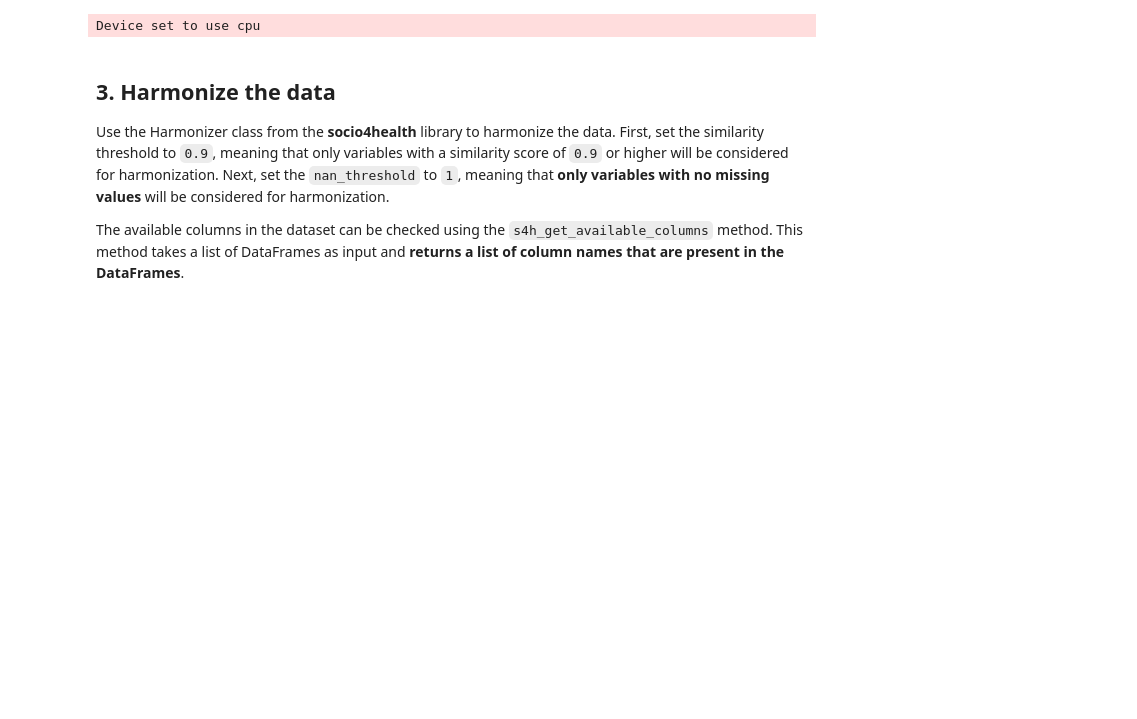
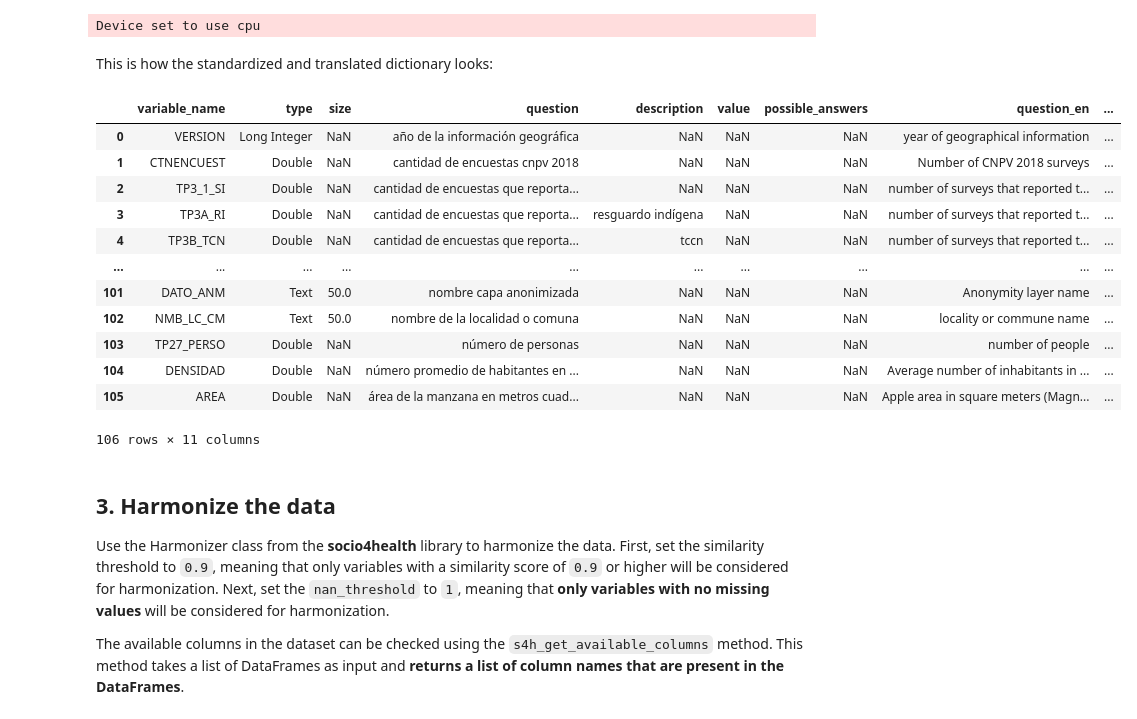
Before and after one commit to harmonize-tools/socio4health, a Jupyter notebook: docs/source/notebooks/example_colombia.ipynb, the cells around one changed output. Drawn from its saved outputs; the diff is of its cells as text; code cells hidden in the pictures; blank space fills up the shorter version.

```diff
--- a/docs/source/notebooks/example_colombia.ipynb
+++ b/docs/source/notebooks/example_colombia.ipynb
@@ -126,6 +125,24 @@ dic = harmonizer_utils.s4h_classify_rows(dic, "question_en", "description_en", "
                                         MODEL_PATH="files/bert_finetuned_classifier")
 # %% [output]
 Device set to use cpu
+# %% [markdown]
+This is how the standardized and translated dictionary looks:
+# %%
+dic
+# %% [output]
+|  | variable_name | type | size | question | description | value | possible_answers | question_en | ... |
+| 0 | VERSION | Long Integer | NaN | año de la información geográfica | NaN | NaN | NaN | year of geographical information | ... |
+| 1 | CTNENCUEST | Double | NaN | cantidad de encuestas cnpv 2018 | NaN | NaN | NaN | Number of CNPV 2018 surveys | ... |
+| 2 | TP3_1_SI | Double | NaN | cantidad de encuestas que reporta... | NaN | NaN | NaN | number of surveys that reported t... | ... |
+| 3 | TP3A_RI | Double | NaN | cantidad de encuestas que reporta... | resguardo indígena | NaN | NaN | number of surveys that reported t... | ... |
+| 4 | TP3B_TCN | Double | NaN | cantidad de encuestas que reporta... | tccn | NaN | NaN | number of surveys that reported t... | ... |
+| ... | ... | ... | ... | ... | ... | ... | ... | ... | ... |
+| 101 | DATO_ANM | Text | 50.0 | nombre capa anonimizada | NaN | NaN | NaN | Anonymity layer name | ... |
+| 102 | NMB_LC_CM | Text | 50.0 | nombre de la localidad o comuna | NaN | NaN | NaN | locality or commune name | ... |
+| 103 | TP27_PERSO | Double | NaN | número de personas | NaN | NaN | NaN | number of people | ... |
+| 104 | DENSIDAD | Double | NaN | número promedio de habitantes en ... | NaN | NaN | NaN | Average number of inhabitants in ... | ... |
+| 105 | AREA | Double | NaN | área de la manzana en metros cuad... | NaN | NaN | NaN | Apple area in square meters (Magn... | ... |
+106 rows × 11 columns
 # %% [markdown]
 ## 3. Harmonize the data
 
```
Also changed, not shown: parts of 5 cells of this notebook, 2 other files.
